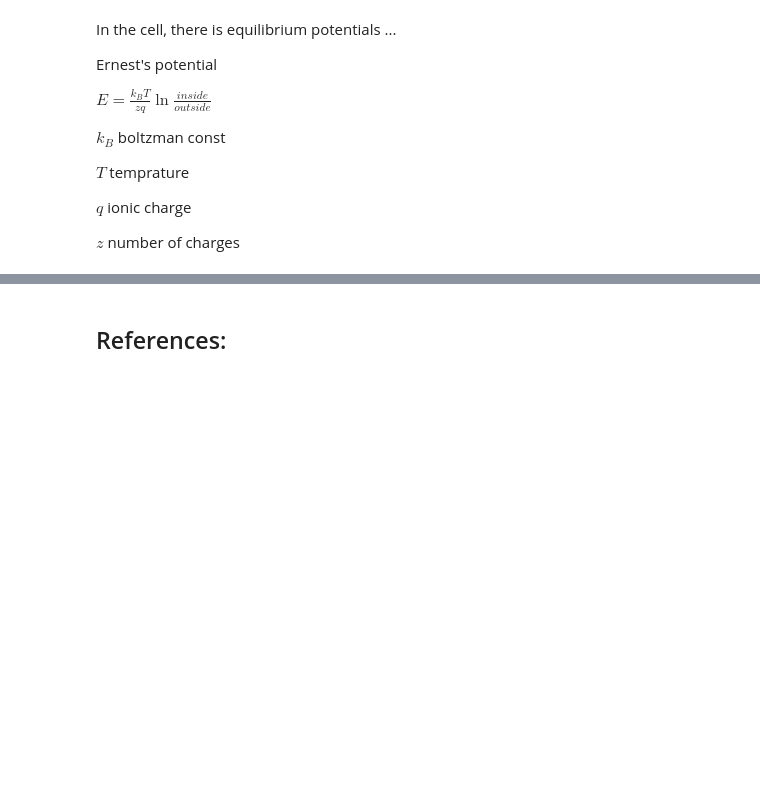
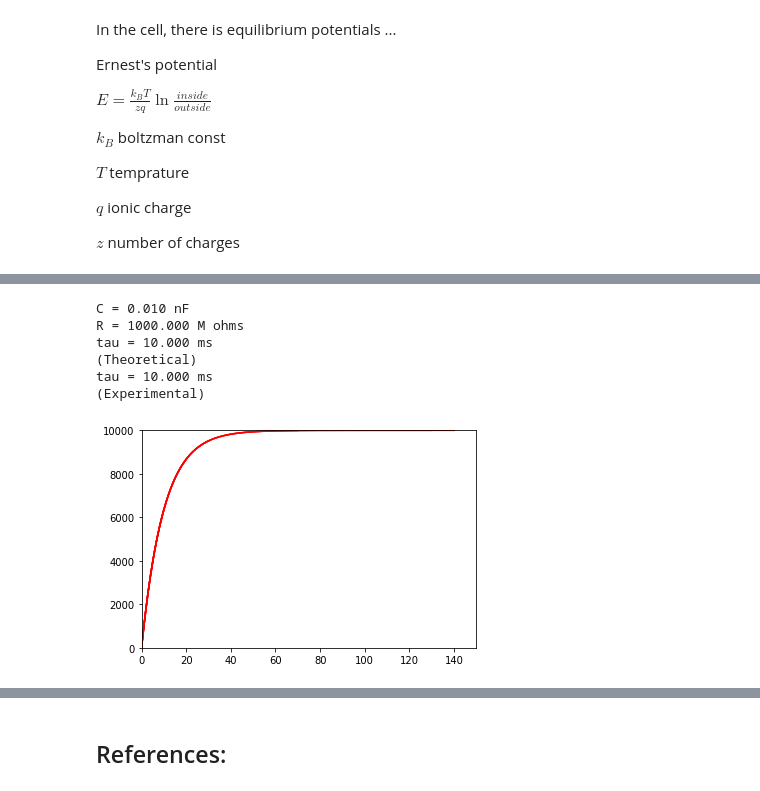
Before and after one commit to mhmdrdwn/com-neuro, a Jupyter notebook: week5.ipynb, the cells around one changed output, grey strips where cells are left out. Cells and saved outputs as stored; diff of their text form; code cells hidden in the pictures; blank space fills up the shorter version.

```diff
--- a/week5.ipynb
+++ b/week5.ipynb
@@ -66,0 +76,71 @@ ions channels: many types
+# %%
+from __future__ import print_function
+"""
+Created on Wed Apr 22 15:53:00 2015
+
+Charging and discharging curves for passive membrane patch
+R Rao 2007
+
+translated to Python by rkp 2015
+"""
+
+import numpy as np
+import matplotlib.pyplot as plt
+
+# input current
+I = 10 # nA
+
+# capacitance and leak resistance
+
+C = 0.01 # nF
+R = 1000 # M ohms
+tau = R*C # = 0.1*100 nF-Mohms = 100*100 pF Mohms = 10 ms
+print('C = %.3f nF' % C)
+print('R = %.3f M ohms' % R)
+print('tau = %.3f ms' % tau)
+print('(Theoretical)')
+
+# membrane potential equation dV/dt = - V/RC + I/C
+
+tstop = 150 # ms
+
+V_inf = I*R # peak V (in mV)
+tau = 0 # experimental (ms)
+
+h = 0.2 # ms (step size)
+
+V = 0 # mV
+V_trace = [V] # mV
+
+for t in np.arange(h, tstop, h):
+
+   # Euler method: V(t+h) = V(t) + h*dV/dt
+   V = V +h*(- (V/(R*C)) + (I/C))
+
+   # Verify membrane time constant
+   if (not tau and (V > 0.6321*V_inf)):
+     tau = t
+     print('tau = %.3f ms' % tau)
+     print('(Experimental)')
+
+
+   # Stop current injection
+   #if t >= 0.6*tstop:
+   #  I = 0
+
+   V_trace += [V]
+   if t % 10 == 0:
+       plt.plot(np.arange(0,t+h, h), V_trace, color='r')
+       plt.xlim(0, tstop)
+       plt.ylim(0, V_inf)
+       plt.draw()
+
+plt.show()
+# %% [output]
+C = 0.010 nF
+R = 1000.000 M ohms
+tau = 10.000 ms
+(Theoretical)
+tau = 10.000 ms
+(Experimental)
+[figure, added]
```
Also changed, not shown: parts of 6 cells of this notebook.
